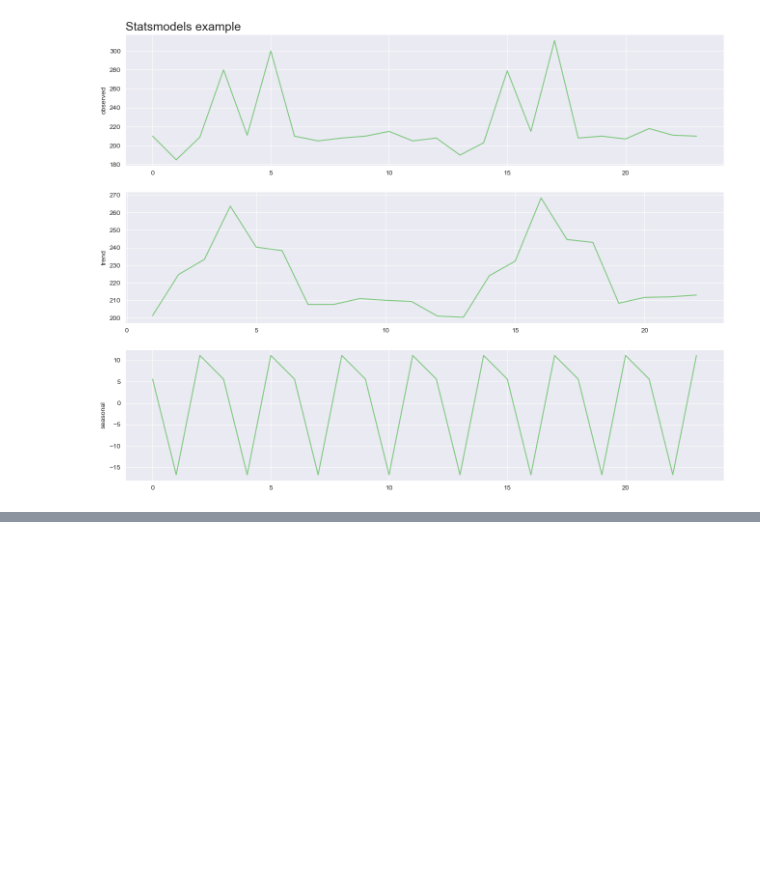
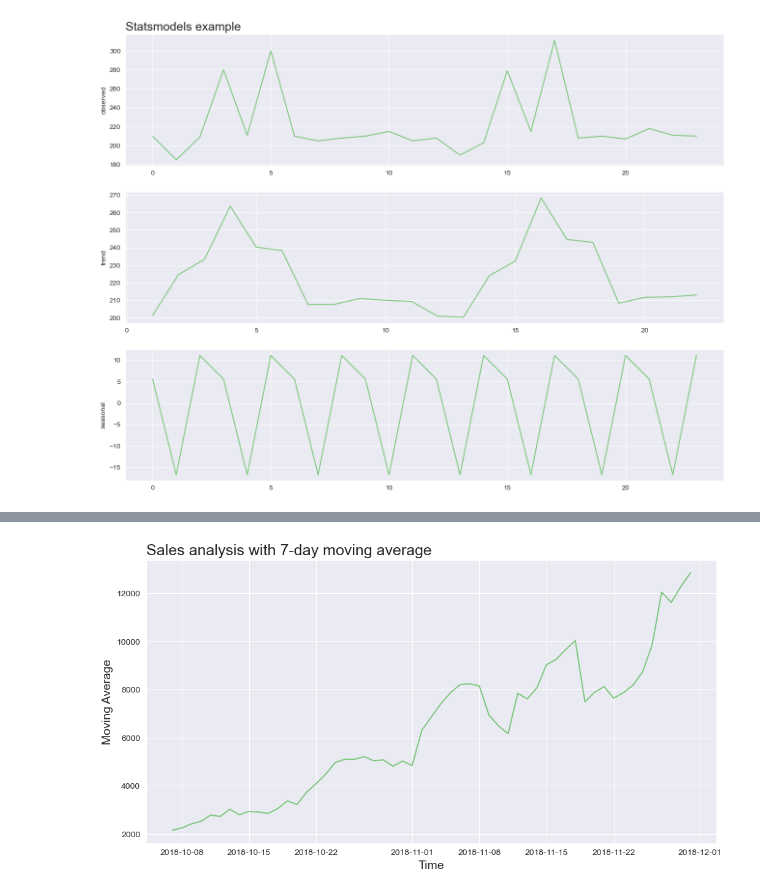
Before and after one commit to migueltosi/time-series-analysis, a Jupyter notebook: time_series_revision1.ipynb, the cells around one changed output, grey strips where cells are left out. Cells and saved outputs as stored; diff of their text form; code cells hidden in the pictures; blank space fills up the shorter version.

```diff
--- a/time_series_revision1.ipynb
+++ b/time_series_revision1.ipynb
@@ -507,0 +564,3 @@ plot_comparison(result.index, 'observed', 'trend', 'seasonal', result, 'Statsmod
+# %%
+alucel['moving_average_7'] = alucel['sales'].rolling(7).mean()
+alucel.head(7)
@@ -507,0 +576,4 @@ plot_comparison(result.index, 'observed', 'trend', 'seasonal', result, 'Statsmod
+# %%
+to_plot('Sales analysis with 7-day moving average', 'Time', 'Moving Average', 'day', 'moving_average_7', alucel)
+# %% [output]
+[figure, added]
```
Also changed, not shown: parts of 14 cells of this notebook.
